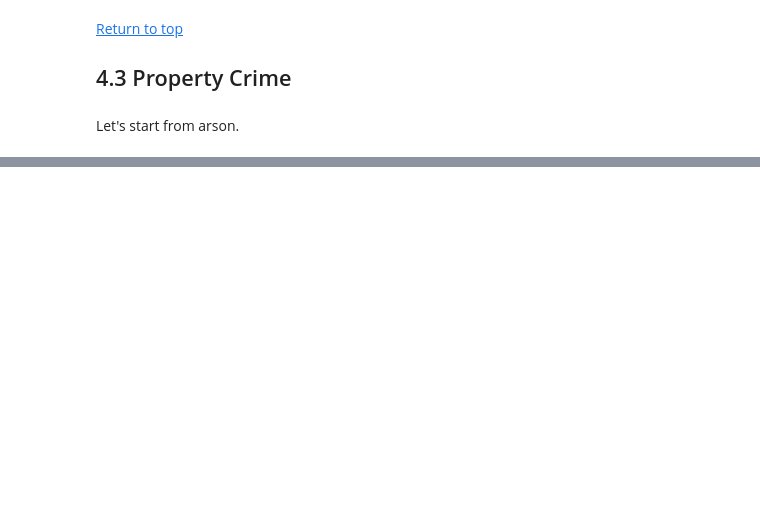
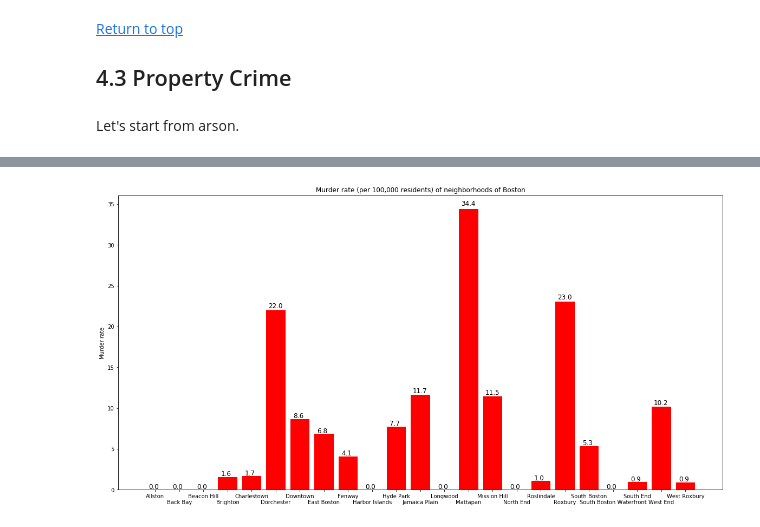
Before and after one commit to iajoiner/boston-crime, a Jupyter notebook: Boston Crime.ipynb, the cells around one changed output, grey strips where cells are left out. Saved outputs shown, nothing was run; the diff lists cells and outputs as text; code cells hidden in the pictures; blank space fills up the shorter version.

```diff
--- a/Boston Crime.ipynb
+++ b/Boston Crime.ipynb
@@ -1378,0 +1529,2 @@ Let's start from arson.
+# %%
+df_burglaryn = df_burglary.groupby('Neighborhood').size().reset_index(name = 'burglary').set_index('Neighborhood')
@@ -1378,0 +1556,2 @@ Let's start from arson.
+# %%
+df_nbh_crimes = pd.concat([df_nbh_full, df_murdern, df_aan, df_robberyn, df_arsonn, df_atn, df_larcenyn, df_burglaryn], axis = 1, sort = True)
@@ -1378,0 +1578,2 @@ Let's start from arson.
+# %%
+df_nbh_crimes.fillna(0, inplace = True)
@@ -1378,0 +1600,13 @@ Let's start from arson.
+# %%
+for index, row in df_nbh_crimes.iterrows():
+    df_nbh_crimes.at[index, 'violent_crimes'] = df_nbh_crimes.at[index, 'murder_and_nonnegligent_manslaughter'] + df_nbh_crimes.at[index, 'aggravated_assault'] + df_nbh_crimes.at[index, 'robbery']
+    df_nbh_crimes.at[index, 'property_crimes'] = df_nbh_crimes.at[index, 'arson'] + df_nbh_crimes.at[index, 'auto_theft'] + df_nbh_crimes.at[index, 'larceny'] + df_nbh_crimes.at[index, 'burglary']
+    df_nbh_crimes.at[index, 'murder_rate'] = df_nbh_crimes.at[index, 'murder_and_nonnegligent_manslaughter'] * 365 / 1322 / df_nbh_crimes.at[index, 'population'] * 100000
+    df_nbh_crimes.at[index, 'aggravated_assault_rate'] = df_nbh_crimes.at[index, 'aggravated_assault'] * 365 / 1322 / df_nbh_crimes.at[index, 'population'] * 100000
+    df_nbh_crimes.at[index, 'robbery_rate'] = df_nbh_crimes.at[index, 'robbery'] * 365 / 1322 / df_nbh_crimes.at[index, 'population'] * 100000
+    df_nbh_crimes.at[index, 'arson_rate'] = df_nbh_crimes.at[index, 'arson'] * 365 / 1322 / df_nbh_crimes.at[index, 'population'] * 100000
+    df_nbh_crimes.at[index, 'auto_theft_rate'] = df_nbh_crimes.at[index, 'auto_theft'] * 365 / 1322 / df_nbh_crimes.at[index, 'population'] * 100000
+    df_nbh_crimes.at[index, 'larceny_rate'] = df_nbh_crimes.at[index, 'larceny'] * 365 / 1322 / df_nbh_crimes.at[index, 'population'] * 100000
+    df_nbh_crimes.at[index, 'burglary_rate'] = df_nbh_crimes.at[index, 'burglary'] * 365 / 1322 / df_nbh_crimes.at[index, 'population'] * 100000
+    df_nbh_crimes.at[index, 'violent_crime_rate'] = df_nbh_crimes.at[index, 'violent_crimes'] * 365 / 1322 / df_nbh_crimes.at[index, 'population'] * 100000
+    df_nbh_crimes.at[index, 'property_crime_rate'] = df_nbh_crimes.at[index, 'property_crimes'] * 365 / 1322 / df_nbh_crimes.at[index, 'population'] * 100000
@@ -1378,0 +1636,19 @@ Let's start from arson.
+# %%
+fig01 = plt.figure(figsize = (20,10))
+ax01 = plt.subplot(111)
+ind01 = np.arange(23)
+murder_rate_by_neighborhood = df_nbh_crimes['murder_rate']
+rects = ax01.bar(ind01, murder_rate_by_neighborhood, width = 0.8, color = 'r')
+ax01.set_xticks(ind01)
+ax01.set_xticklabels(multiliner(df_nbh_crimes.index.tolist(),2))
+ax01.set_title('Murder rate (per 100,000 residents) of neighborhoods of Boston')
+ax01.set_ylabel('Murder rate')
+for rect in rects:
+    height = rect.get_height()
+    if height >= 9.95:
+        hor = rect.get_x() + 0.08
+    else:
+        hor = rect.get_x() + 0.12
+    ax01.text(hor, 1.01 * height + 0.1, "{:.1f}".format(height), fontsize = 12)
+# %% [output]
+[figure, added]
```
Also changed, not shown: parts of 65 cells of this notebook.
